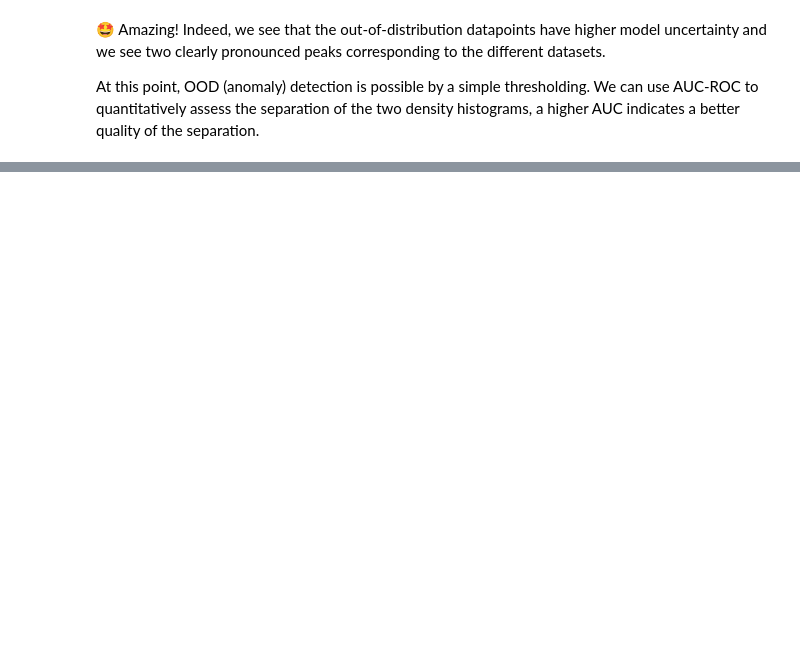
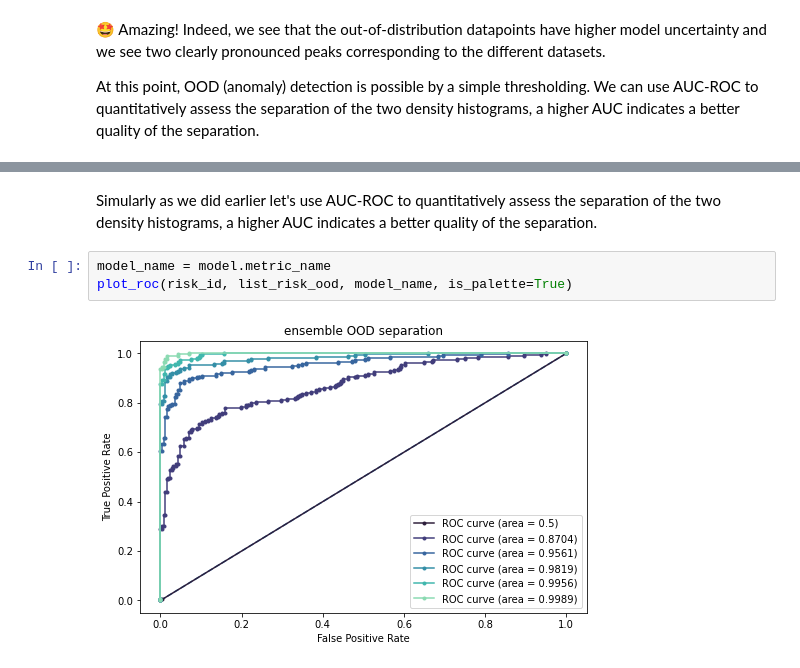
Before and after one commit to bytesroboticmx/capsaIA, a Jupyter notebook: experiments/notebooks/2._ood_detection.ipynb, the cells around one changed output, grey strips where cells are left out. Drawn from its saved outputs; the diff is of its cells as text; blank space fills up the shorter version.

```diff
--- a/experiments/notebooks/2._ood_detection.ipynb
+++ b/experiments/notebooks/2._ood_detection.ipynb
@@ -102,0 +135,7 @@ plot_roc(iid_risk, ood_risk, model.metric_name)
+# %% [markdown]
+Simularly as we did earlier let's use AUC-ROC to quantitatively assess the separation of the two density histograms, a higher AUC indicates a better quality of the separation.
+# %%
+model_name = model.metric_name
+plot_roc(risk_id, list_risk_ood, model_name, is_palette=True)
+# %% [output]
+[figure, added]
```
Also changed, not shown: parts of 14 cells of this notebook, 2 other files.
